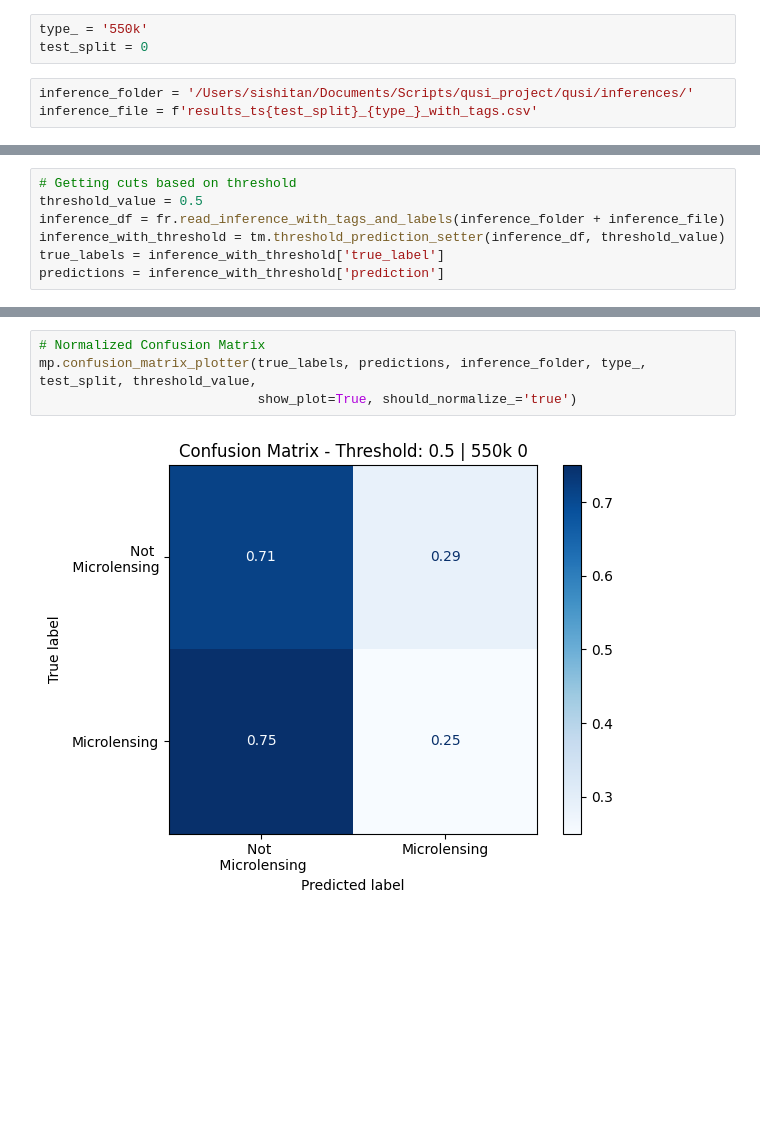
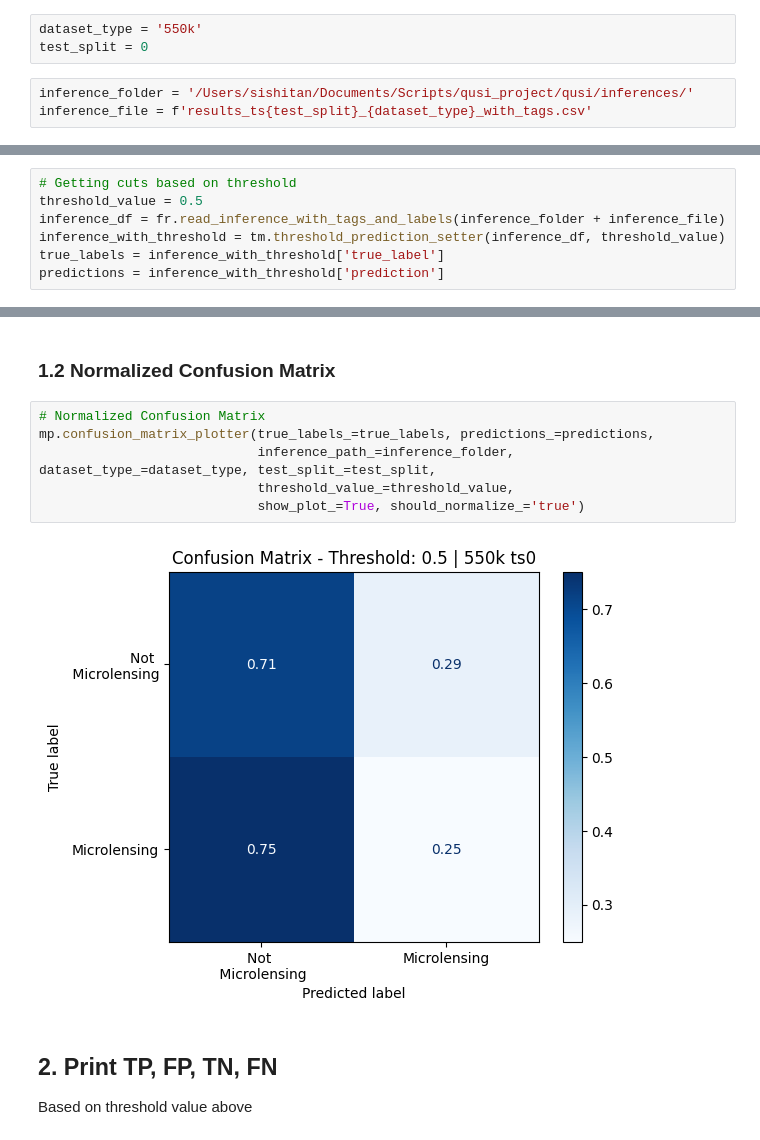
Before and after one commit to stelais/tiana, a Jupyter notebook: metrics_plotter/metrics_note.ipynb, the cells around one changed output, grey strips where cells are left out. Drawn from its saved outputs; the diff is of its cells as text; blank space fills up the shorter version.

```diff
--- a/metrics_plotter/metrics_note.ipynb
+++ b/metrics_plotter/metrics_note.ipynb
@@ -8,6 +15,6 @@ import metrics_plotting as mp
 # %%
-type_ = '550k'
+dataset_type = '550k'
 test_split = 0
 # %%
 inference_folder = '/Users/sishitan/Documents/Scripts/qusi_project/qusi/inferences/'
-inference_file = f'results_ts{test_split}_{type_}_with_tags.csv'
+inference_file = f'results_ts{test_split}_{dataset_type}_with_tags.csv'
@@ -27,8 +41,15 @@ mp.confusion_matrix_plotter(true_labels, predictions, inference_folder, type_, t
+# %% [markdown]
+### 1.2 Normalized Confusion Matrix
 # %%
 # Normalized Confusion Matrix
-mp.confusion_matrix_plotter(true_labels, predictions, inference_folder, type_, test_split, threshold_value,
-                            show_plot=True, should_normalize_='true')
+mp.confusion_matrix_plotter(true_labels_=true_labels, predictions_=predictions,
+                            inference_path_=inference_folder, dataset_type_=dataset_type, test_split_=test_split,
+                            threshold_value_=threshold_value,
+                            show_plot_=True, should_normalize_='true')
 # %% [output]
-[figure, old version]
+[figure, new version]
+# %% [markdown]
+## 2. Print TP, FP, TN, FN
+Based on threshold value above
 # %%
 # Printing the performance metrics
```
Also changed, not shown: parts of 11 cells of this notebook, 3 other files.
